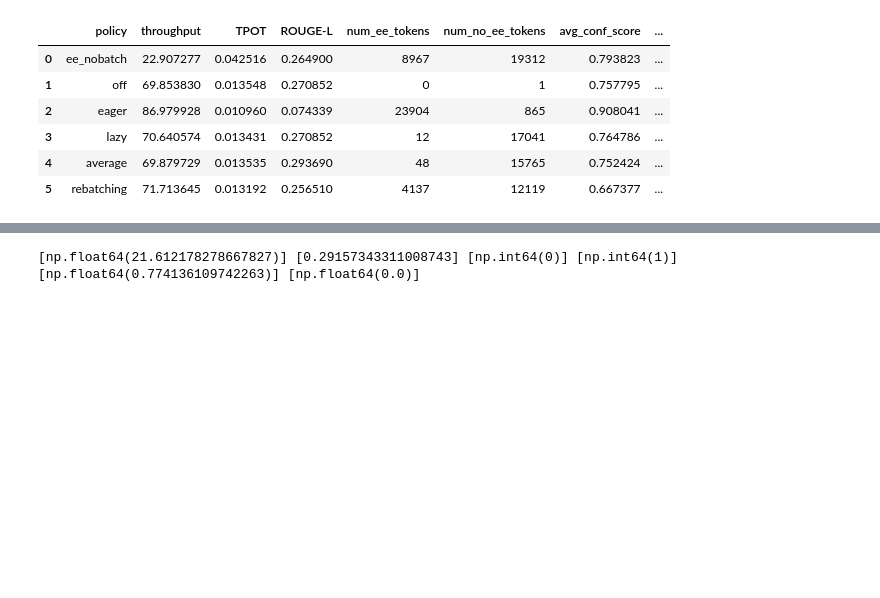
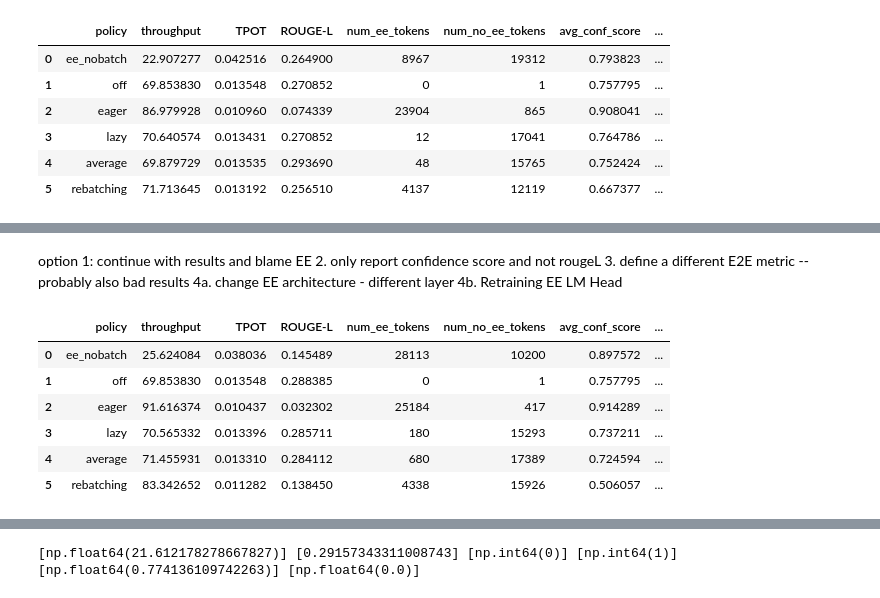
Before and after one commit to xutingl/vattention-ee, a Jupyter notebook: outputs_70b/analyze.ipynb, the cells around one changed output, grey strips where cells are left out. Cells and saved outputs as stored; diff of their text form; code cells hidden in the pictures; blank space fills up the shorter version.

Commit message:
[Bug] Rebatching will not be turned off because incoming batch size is larger than expected. This increases num_ee_tokens but decreases ROUGEL to ee_nobatch level

```diff
--- a/outputs_70b/analyze.ipynb
+++ b/outputs_70b/analyze.ipynb
@@ -219,0 +220,60 @@ df
+# %% [markdown]
+option 1: continue with results and blame EE
+2. only report confidence score and not rougeL
+3. define a different E2E metric -- probably also bad results
+4a. change EE architecture - different layer
+4b. Retraining EE LM Head
+# %%
+policies = ["ee_nobatch", "off","eager", "lazy", "average", "rebatching"]
+throughputs = []
+rouge_scores = []
+tpot = []
+
+num_ee_tokens = []
+num_no_ee_tokens = []
+avg_conf_score = []
+avg_conf_score_ee = []
+
+
+ee_df = pd.read_csv(f"/workspace/xutingl/vattention-ee/outputs_70b/req_100_batch_4_csv/ee_batch1.csv")
+avg_precision, avg_recall, avg_rouge_score = get_avg_rougeL_score(cnn_prompts, ee_df.output)
+throughputs.append(ee_df.throughput.mean())
+rouge_scores.append(avg_rouge_score)
+
+tpot.append(ee_df.tpot.values[0])
+num_ee_tokens.append(ee_df.num_ee_tokens.values[0])
+num_no_ee_tokens.append(ee_df.num_no_ee_tokens.values[0])
+avg_conf_score.append(ee_df.avg_conf_score.values[0])
+avg_conf_score_ee.append(ee_df.avg_conf_score_ee.values[0])
+
+for policy in policies[1:]:
+    df = pd.read_csv(f"/workspace/xutingl/vattention-ee/outputs_70b/req_100_batch_4_csv/{policy}.csv")
+    avg_precision, avg_recall, avg_rouge_score = get_avg_rougeL_score(cnn_prompts, df.output)
+    throughputs.append(df.throughput.mean())
+    rouge_scores.append(avg_rouge_score)
+
+    tpot.append(df.tpot.values[0])
+    num_ee_tokens.append(df.num_ee_tokens.values[0])
+    num_no_ee_tokens.append(df.num_no_ee_tokens.values[0])
+    avg_conf_score.append(df.avg_conf_score.values[0])
+    avg_conf_score_ee.append(df.avg_conf_score_ee.values[0])
+df = pd.DataFrame({
+    "policy": policies,
+    "throughput": throughputs,
+    "TPOT": tpot,
+    "ROUGE-L": rouge_scores,
+    "num_ee_tokens": num_ee_tokens,
+    "num_no_ee_tokens": num_no_ee_tokens,
+    "avg_conf_score": avg_conf_score,
+    "avg_conf_score_ee": avg_conf_score_ee
+})
+df
+# 06/05/2025 llama2-70b, layer=60, conf=0.9, correct rebatching
+# %% [output]
+|  | policy | throughput | TPOT | ROUGE-L | num_ee_tokens | num_no_ee_tokens | avg_conf_score | ... |
+| 0 | ee_nobatch | 25.624084 | 0.038036 | 0.145489 | 28113 | 10200 | 0.897572 | ... |
+| 1 | off | 69.853830 | 0.013548 | 0.288385 | 0 | 1 | 0.757795 | ... |
+| 2 | eager | 91.616374 | 0.010437 | 0.032302 | 25184 | 417 | 0.914289 | ... |
+| 3 | lazy | 70.565332 | 0.013396 | 0.285711 | 180 | 15293 | 0.737211 | ... |
+| 4 | average | 71.455931 | 0.013310 | 0.284112 | 680 | 17389 | 0.724594 | ... |
+| 5 | rebatching | 83.342652 | 0.011282 | 0.138450 | 4338 | 15926 | 0.506057 | ... |
```
Also changed, not shown: parts of 2 cells of this notebook, 29 other files.
